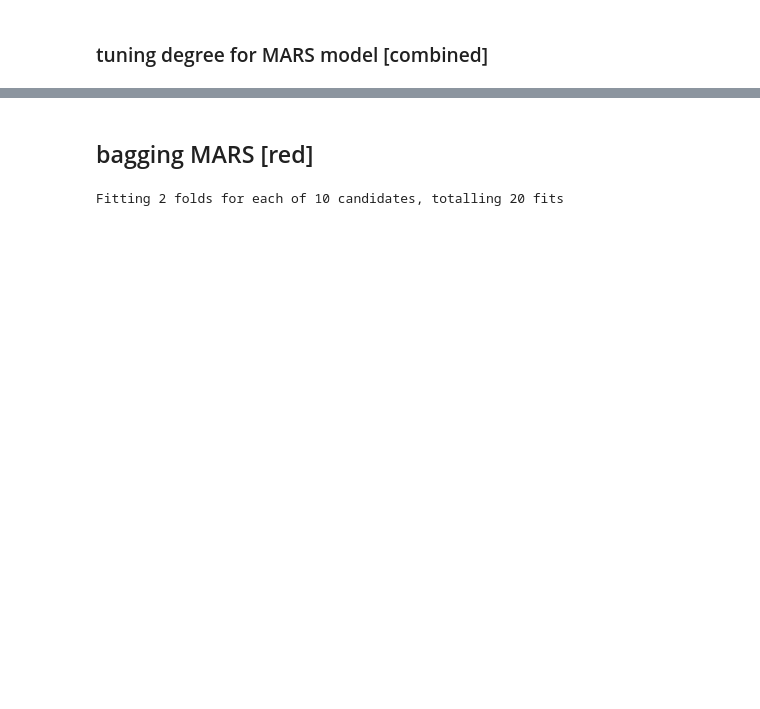
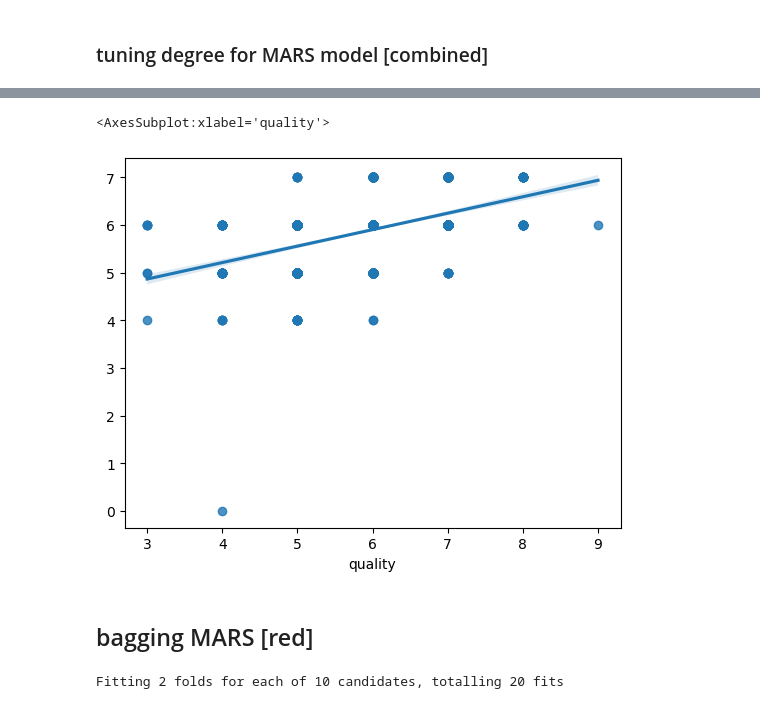
Before and after one commit to cndywu/TheYelpers2, a Jupyter notebook: Cindy.ipynb, the cells around one changed output, grey strips where cells are left out. Saved outputs shown, nothing was run; the diff lists cells and outputs as text; code cells hidden in the pictures; blank space fills up the shorter version.

```diff
--- a/Cindy.ipynb
+++ b/Cindy.ipynb
@@ -255,3 +325,8 @@ MAE for combined optimal model:  0.5876923076923077
+# %%
+sns.regplot(x = combined_test_y, y = y_pred_c)
+# %% [output]
+<AxesSubplot:xlabel='quality'>
+[figure, added]
 # %% [markdown]
 ## bagging MARS [red]
 # %%
```
Also changed, not shown: parts of 25 cells of this notebook, 2 other files.
